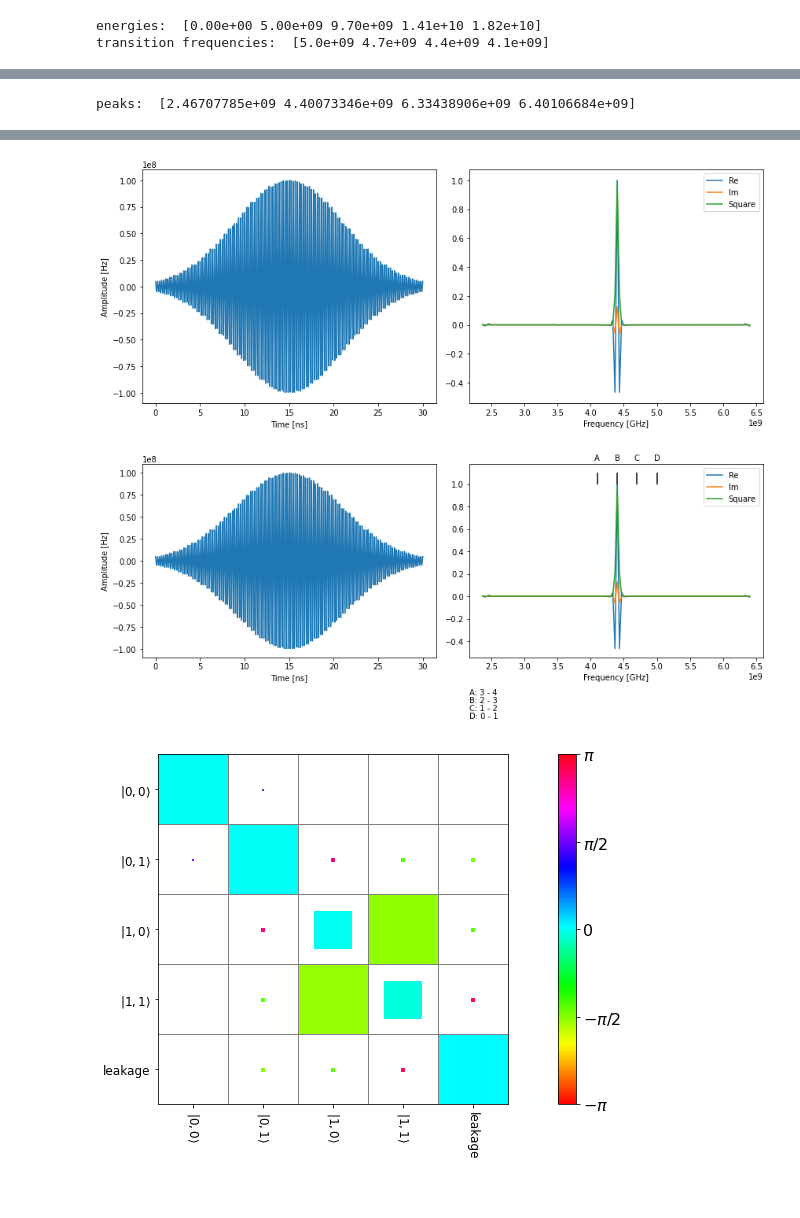
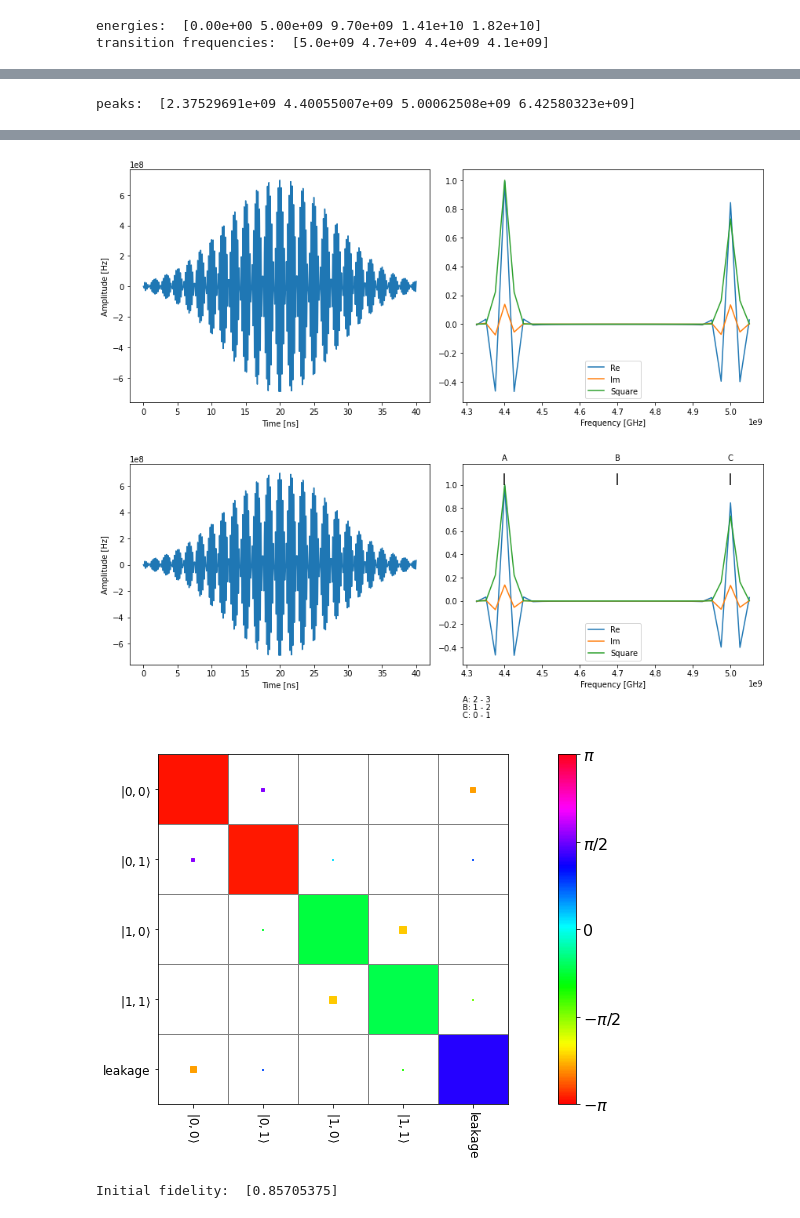
Before and after one commit to alex-simm/c3, a Jupyter notebook: single_transmon_2LOs.ipynb, the cells around one changed output, grey strips where cells are left out. Cells and saved outputs as stored; diff of their text form; code cells hidden in the pictures.

```diff
--- a/single_transmon_2LOs.ipynb
+++ b/single_transmon_2LOs.ipynb
@@ -43,6 +50,9 @@ else:
     output_dir = "./output"
 # %% [output]
 =========== WARNING: no output directory specified ============
+# %%
+useDRAG = True
+t_final = 40e-9
 # %%
 def printSignal(exper: Experiment, qubit: chip.Qubit,
                 gate: gates.Instruction, output: DataOutput,
@@ -217,5 +236,5 @@ transition frequencies:  [5.0e+09 4.7e+09 4.4e+09 4.1e+09]
 # %%
 # Create the generator
-generator = createGenerator([drive])
+generator = createGenerator2LOs([drive])
 # %%
 # Envelopes and carriers
@@ -290,15 +317,15 @@ Amps:  [100.000 mV]
 # %%
 # Gate instructions
-#ideal_gate = qt_utils.np_kron_n([constants.x90p, constants.Id])
+ideal_gate = qt_utils.np_kron_n([constants.GATES["rz90p"], constants.Id])
 #ideal_gate = qt_utils.np_kron_n([constants.Id, constants.Id])
-#ideal_gate = qt_utils.np_kron_n([constants.GATES["cz"], constants.Id])
 #ideal_gate = np.conjugate(constants.GATES["cnot"])
-ideal_gate = np.array([[1, 0, 0, 0], [0, 1, 0, 0], [0, 0, 0, -1j], [0, 0, -1j, 0]])
+#ideal_gate = np.array([[1, 0, 0, 0], [0, 0, 1, 0], [0, 1, 0, 0], [0, 0, 0, 1]]) / np.sqrt(2.0)
 #ideal_gate = np.array([[0,0,1j,0], [0,1,0,0], [-1j,0,0,0], [0,0,0,1]])
+#ideal_gate = constants.ISWAP
 printMatrix(ideal_gate, level_labels[:4], "ideal_gate", output)
 
 gate = gates.Instruction(
-    name="icnot",
+    name="rz90p_q1",
     targets=[0],
     t_start=0.0,
     t_end=t_final,
@@ -323,25 +350,25 @@ for i in range(qubit_levels):
 
 # all energy transitions
 items = sorted(stateEnergies, key=lambda x: x[0])
-transitions = []
+transitionLabels = []
 for i in range(len(items)):
     for j in range(len(items)):
         if i != j:
             #print(i, j)
             E = items[j][0] - items[i][0]
             if E > 0:
-                transitions.append((E, items[i][1] + " - " + items[j][1]))
+                transitionLabels.append((E, items[i][1] + " - " + items[j][1]))
 # %%
 # Set up the experiment
 parameter_map = PMap(instructions=[gate], model=model, generator=generator)
 exp = Exp(pmap=parameter_map)
 exp.set_opt_gates([gate.get_key()])
 
-printSignal(exp, qubit, gate, output=output, states=transitions)
+printSignal(exp, qubit, gate, output=output, states=transitionLabels)
 
 unitaries = exp.compute_propagators()
 printPropagator(exp, gate, level_labels, output)
 
 #printAllSignals(exp, qubit, output, directory="devices_before")
 # %% [output]
-peaks:  [2.46707785e+09 4.40073346e+09 6.33438906e+09 6.40106684e+09]
+peaks:  [2.37529691e+09 4.40055007e+09 5.00062508e+09 6.42580323e+09]
@@ -349,6 +376,13 @@ peaks:  [2.46707785e+09 4.40073346e+09 6.33438906e+09 6.40106684e+09]
-[figure, old version]
+[figure, new version]
-[figure, old version]
+[figure, new version]
-[figure, old version]
+[figure, new version]
+# %%
+initialFidelity = 1 - tf_utils.tf_unitary_overlap(tf_project_to_comp(
+        unitaries[gate.get_key()], dims=[5], index=[0], outdims=[4]
+    ), ideal_gate, lvls=4).numpy()
+print("Initial fidelity: ", initialFidelity)
+# %% [output]
+Initial fidelity:  [0.85705375]
 # %%
 # Specify the initial state
 psi_init = [[0] * model.tot_dim]
```
Also changed, not shown: parts of 12 cells of this notebook, 2 other files.
